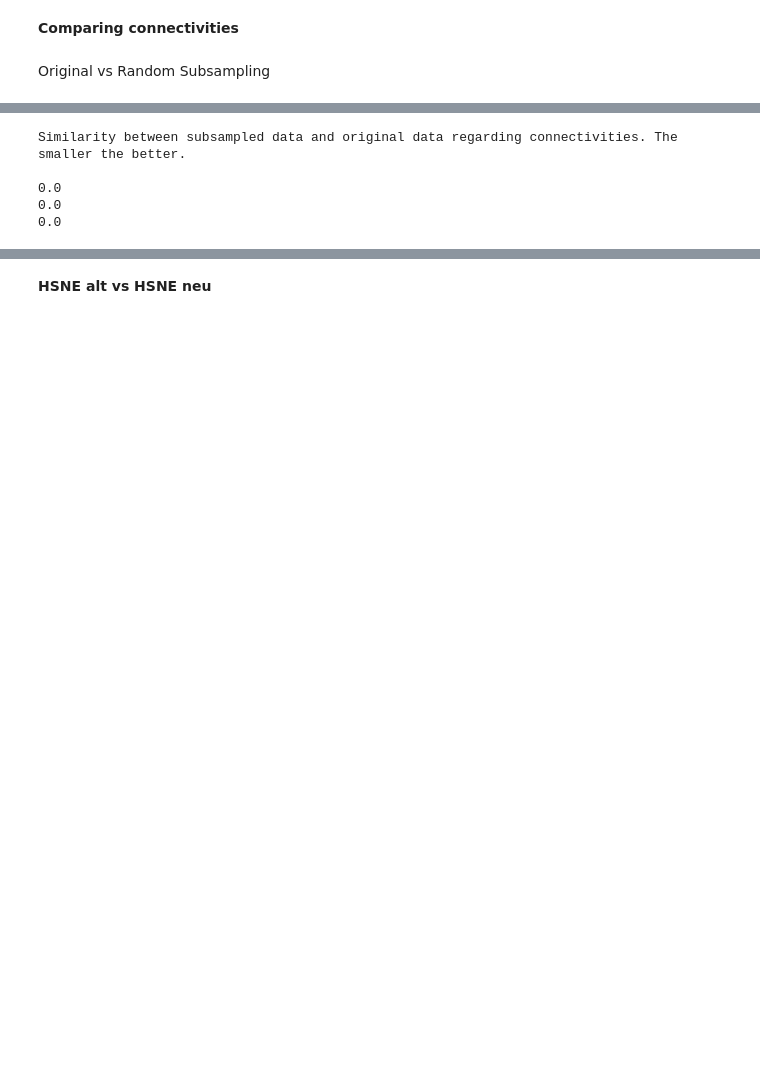
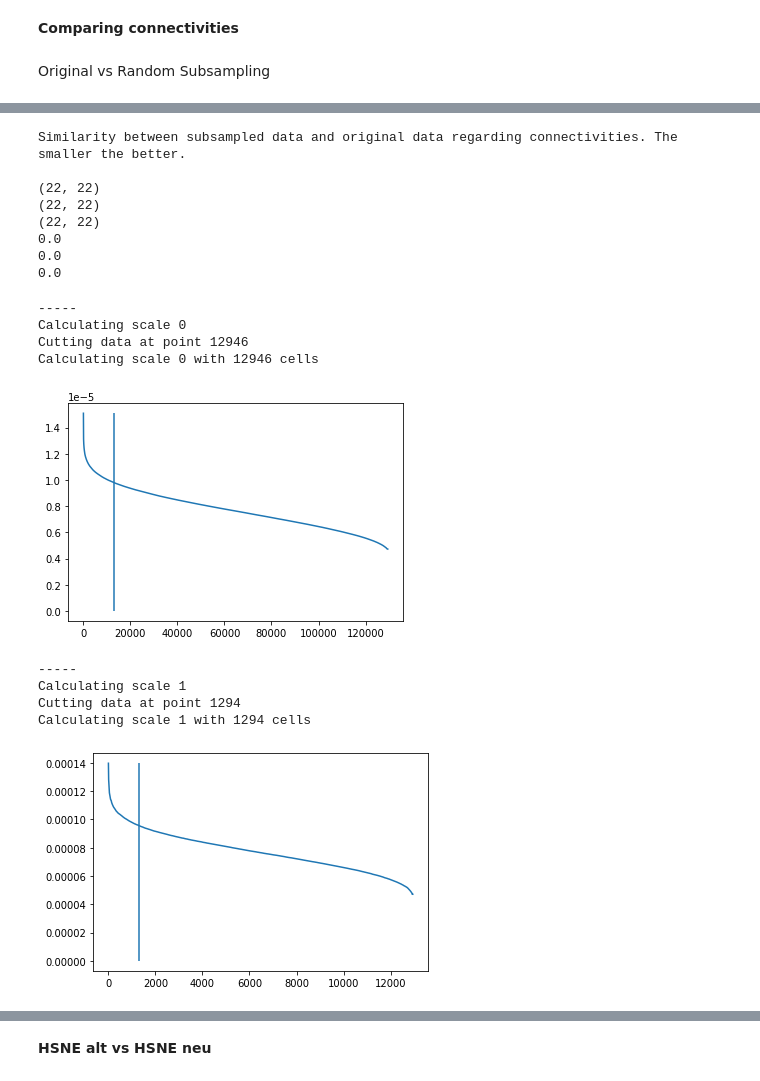
Before and after one commit to buettnerlab/pytometry_legacy, a Jupyter notebook: pytometry/Eval_NB.ipynb, the cells around one changed output, grey strips where cells are left out. Drawn from its saved outputs; the diff is of its cells as text; code cells hidden in the pictures; blank space fills up the shorter version.

```diff
--- a/pytometry/Eval_NB.ipynb
+++ b/pytometry/Eval_NB.ipynb
@@ -217,12 +233,15 @@ print("Similarity between subsampled data and original data regarding connectivi
 
 orig_paga = adata.uns['paga']['connectivities'].todense()
 orig_paga /= np.max(orig_paga)
+print(orig_paga.shape)
 
 humap_paga = adata_humap_sub.uns['paga']['connectivities'].todense()
 humap_paga /= np.max(humap_paga)
+print(humap_paga.shape)
 
 rand_paga = adata_rand_sub.uns['paga']['connectivities'].todense()
 rand_paga /= np.max(rand_paga)
+print(rand_paga.shape)
 
 print(np.linalg.norm(orig_paga-humap_paga))
 
@@ -232,9 +251,27 @@ print(np.linalg.norm(adata.uns['paga']['connectivities'].todense() - adata_rand_
 # %% [output]
 Similarity between subsampled data and original data regarding connectivities. The smaller the better.
 
+(22, 22)
+(22, 22)
+(22, 22)
 0.0
 0.0
 0.0
 # %%
-# zweite scale
-# sehr wenig zellen
+# second scale
+adata_humap2_sub = adata.copy()
+humap_tl.humap(adata_humap2_sub, subs_mode="factor", n_scales=2, factor=np.sqrt(subsampling_factor), verbose=True)
+# third scale
+#adata_humap3_sub = adata.copy()
+#humap_tl.humap(adata_humap3_sub, subs_mode="factor", n_scales=3, factor=np.sqrt(subsampling_factor), verbose=True)
+# %% [output]
+-----
+Calculating scale 0
+Cutting data at point 12946
+Calculating scale 0 with 12946 cells
+[figure, added]
+-----
+Calculating scale 1
+Cutting data at point 1294
+Calculating scale 1 with 1294 cells
+[figure, added]
```
Also changed, not shown: parts of 10 cells of this notebook.
